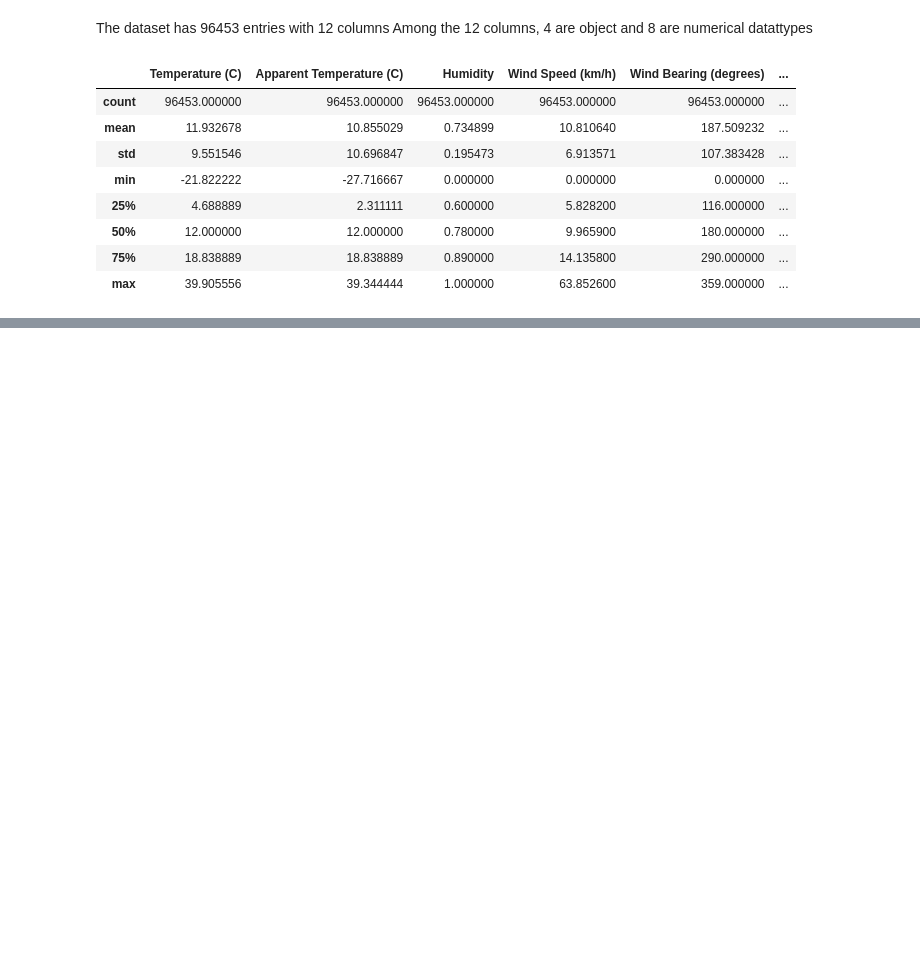
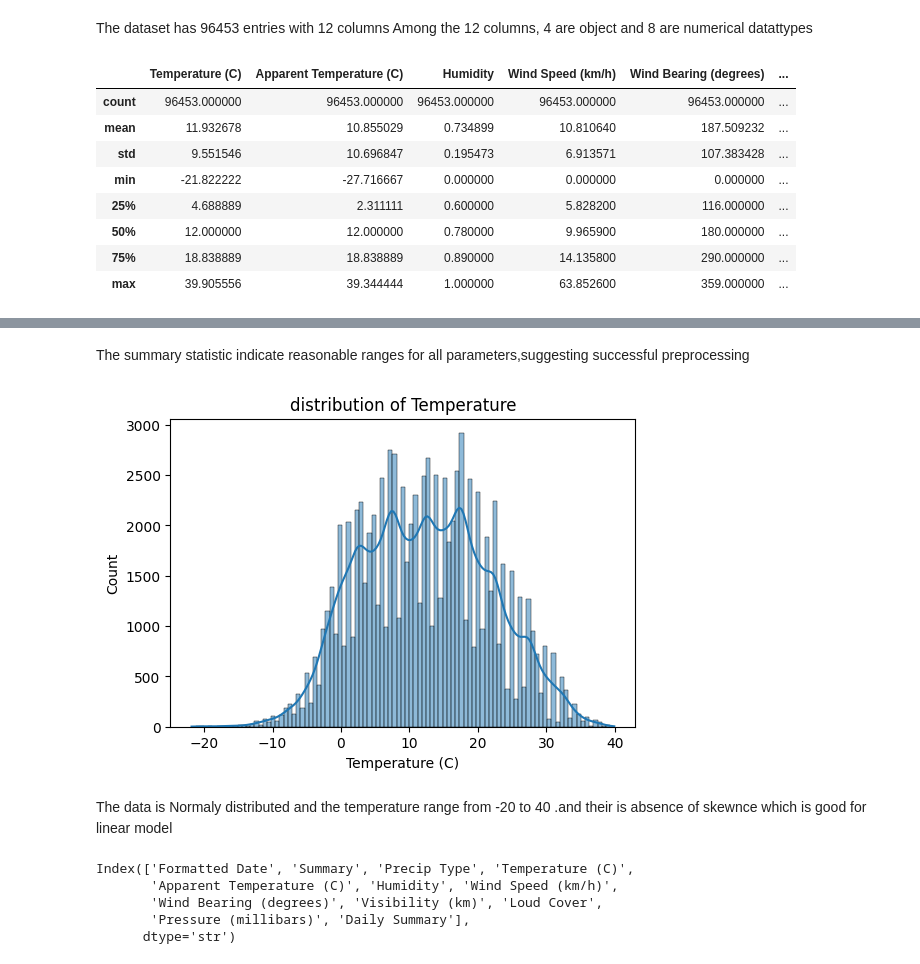
Before and after one commit to nomankhan0347893-web/mentorship-program-devsil, a Jupyter notebook: week_5_pro.ipynb, the cells around one changed output, grey strips where cells are left out. Saved outputs shown, nothing was run; the diff lists cells and outputs as text; code cells hidden in the pictures; blank space fills up the shorter version.

```diff
--- a/week_5_pro.ipynb
+++ b/week_5_pro.ipynb
@@ -218,0 +442,3 @@ df.isnull().sum().sort
+# %%
+# droping the loud cover from the  dataset b ecause it is an anoumally
+df.drop('Loud Cover',axis=1,inplace=True)
@@ -218,0 +467,20 @@ df.isnull().sum().sort
+# %% [markdown]
+The summary statistic indicate reasonable ranges for all parameters,suggesting successful preprocessing
+# %%
+# Analyzing the columns column
+plt.figure(figsize=(6,4))
+sns.histplot(df['Temperature (C)'],kde=True)
+plt.title('distribution of Temperature')
+plt.show()
+# %% [output]
+[figure, added]
+# %% [markdown]
+The data is Normaly distributed and the temperature range from -20 to 40 .and their is absence of skewnce which is good for linear model
+# %%
+df.columns
+# %% [output]
+Index(['Formatted Date', 'Summary', 'Precip Type', 'Temperature (C)',
+       'Apparent Temperature (C)', 'Humidity', 'Wind Speed (km/h)',
+       'Wind Bearing (degrees)', 'Visibility (km)', 'Loud Cover',
+       'Pressure (millibars)', 'Daily Summary'],
+      dtype='str')
```
Also changed, not shown: parts of 52 cells of this notebook.
